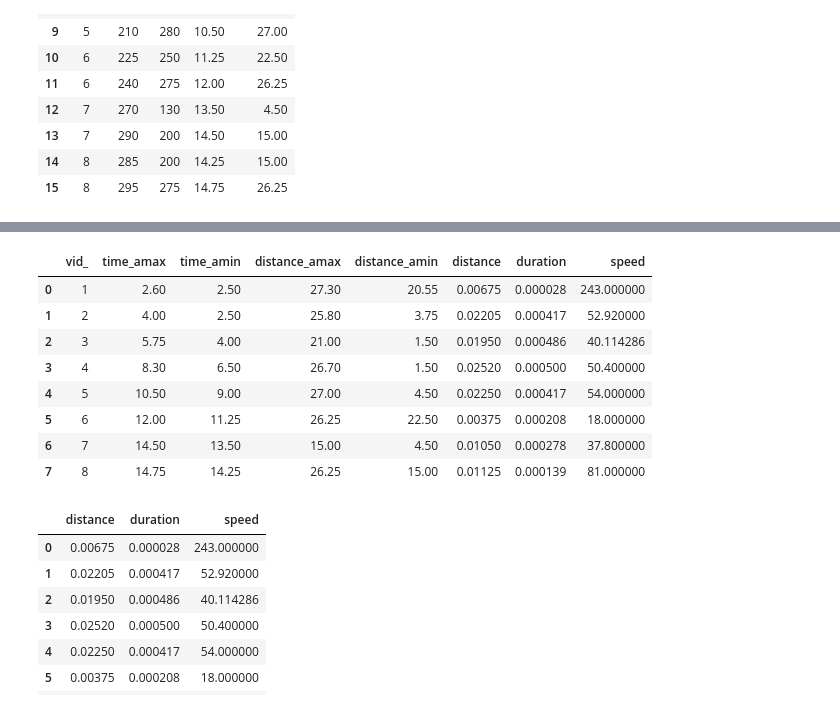
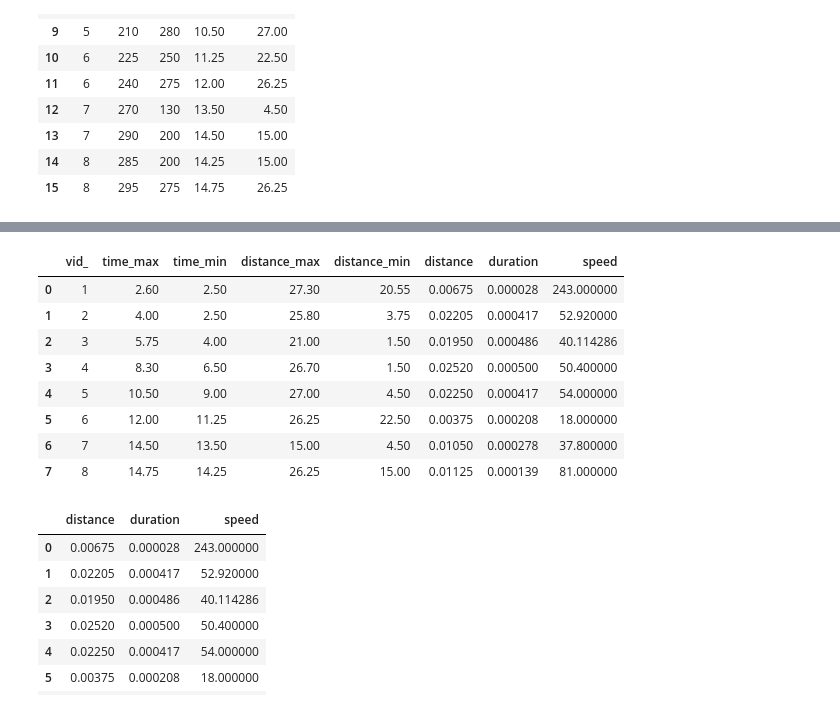
Before and after one commit to Institute-FVV/TUW_231028, a Jupyter notebook: Lecture_3/descriptive_statistics.ipynb, the cells around one changed output, grey strips where cells are left out. Cells and saved outputs as stored; diff of their text form; code cells hidden in the pictures.

```diff
--- a/Lecture_3/descriptive_statistics.ipynb
+++ b/Lecture_3/descriptive_statistics.ipynb
@@ -179,12 +181,12 @@ plt.savefig('vehicle_trajectory', transparent=True)
 # %%
-speed_df = traj_df.groupby('vid').agg({'time': [np.max, np.min], 'distance': [np.max, np.min]}).reset_index()
+speed_df = traj_df.groupby('vid').agg({'time': ['max', 'min'], 'distance': ['max', 'min']}).reset_index()
 speed_df.columns = ['_'.join(col) for col in speed_df.columns]
-speed_df['distance'] = (speed_df['distance_amax']-speed_df['distance_amin'])/1000
-speed_df['duration'] = (speed_df['time_amax']-speed_df['time_amin'])/3600
+speed_df['distance'] = (speed_df['distance_max']-speed_df['distance_min'])/1000
+speed_df['duration'] = (speed_df['time_max']-speed_df['time_min'])/3600
 speed_df['speed'] = speed_df['distance']/speed_df['duration']
 speed_df
 # %% [output]
-|  | vid_ | time_amax | time_amin | distance_amax | distance_amin | distance | duration | speed |
+|  | vid_ | time_max | time_min | distance_max | distance_min | distance | duration | speed |
 | 0 | 1 | 2.60 | 2.50 | 27.30 | 20.55 | 0.00675 | 0.000028 | 243.000000 |
 | 1 | 2 | 4.00 | 2.50 | 25.80 | 3.75 | 0.02205 | 0.000417 | 52.920000 |
 | 2 | 3 | 5.75 | 4.00 | 21.00 | 1.50 | 0.01950 | 0.000486 | 40.114286 |
```
Also changed, not shown: parts of 6 cells of this notebook, 1 other file.
